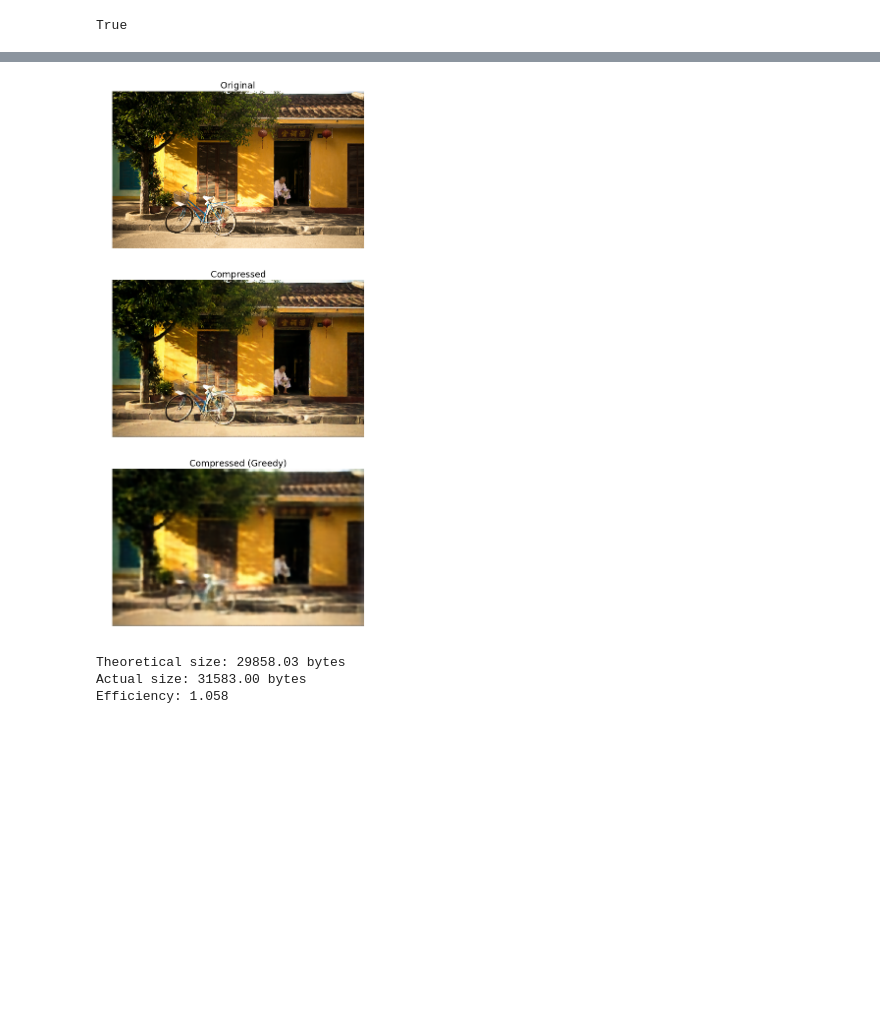
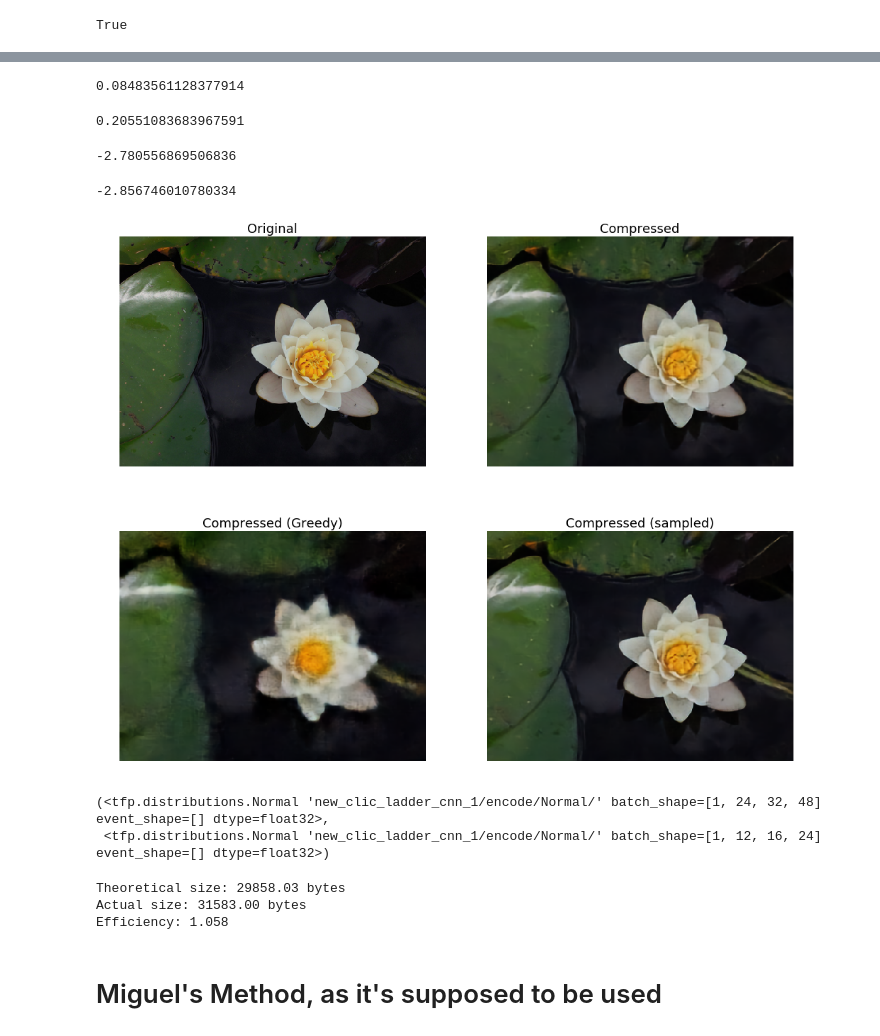
Before and after one commit to gergely-flamich/miracle-compression, a Jupyter notebook: code/clic/Compression.ipynb, the cells around one changed output, grey strips where cells are left out. Cells and saved outputs as stored; diff of their text form; code cells hidden in the pictures; blank space fills up the shorter version.

```diff
--- a/code/clic/Compression.ipynb
+++ b/code/clic/Compression.ipynb
@@ -1139,24 +976,0 @@ np.save("thong-vo-q2-scale.npy", vae.latent_posteriors[1].scale.numpy())
-# %%
-n_bits_per_step = 5
-n_steps = 100
-seed = 1
-rho = 1.5
-
-s1, c1, gi1 = code_grouped_greedy_sample(vae.latent_posteriors[1],
-                                         vae.latent_priors[1],
-                                         n_bits_per_step,
-                                         n_steps,
-                                         seed,
-                                         max_group_size_bits=12, # group size limited to 2^max_group_size_bits
-                                         adaptive=True,
-                                         rho=rho)
-
-s1_ = decode_grouped_greedy_sample(c1,
-                                   gi1,
-                                   vae.latent_priors[1],
-                                   n_bits_per_step,
-                                   n_steps,
-                                   seed,
-                                   max_group_size_bits=12, # group size limited to 2^max_group_size_bits
-                                   adaptive=True,
-                                   rho=rho)
@@ -1171,6 +989,6 @@ s2, c2, gi2 = code_grouped_greedy_sample(vae.latent_posteriors[0],
                                          n_steps,
                                          seed,
                                          max_group_size_bits=12, # group size limited to 2^max_group_size_bits
-                                         adaptive=True,
-                                         rho=rho)
+                                         backfitting_steps=0,
+                                         adaptive=True)
 # %% [output]
@@ -1216,27 +1046,54 @@ print(vae.latent_posteriors[1].sample().shape.as_list())
+# %%
+np.percentile(vae.latent_posteriors[0].scale.numpy(), 0)
+# %% [output]
+0.08483561128377914
+# %%
+np.percentile(vae.latent_priors[0].scale.numpy(), 10)
+# %% [output]
+0.20551083683967591
+# %%
+np.percentile(vae.latent_posteriors[0].log_prob(s2_r.numpy()), 40)
+# %% [output]
+-2.780556869506836
+# %%
+np.percentile(vae.latent_posteriors[0].log_prob(vae.latent_posteriors[0].sample()), 3)
+# %% [output]
+-2.856746010780334
 # %%
 reconstruction = vae.decode((s1_r, s2_r))
+mean_reconstruction = vae.decode((vae.latent_posteriors[1].loc, vae.latent_posteriors[0].sample()))
 
-plt.figure(figsize=(10, 20))
-plt.subplot(311)
-plt.imshow(tf.squeeze(train_img_1).numpy())
+plt.figure(figsize=(17, 14))
+plt.subplot(221)
+plt.imshow(tf.squeeze(im).numpy())
 plt.title("Original", fontsize=18)
 plt.axis("off")
 
-plt.subplot(312)
+plt.subplot(222)
 plt.title("Compressed", fontsize=18)
 plt.imshow(tf.squeeze(res).numpy())
 plt.axis("off")
 
-plt.subplot(313)
+plt.subplot(223)
 plt.title("Compressed (Greedy)", fontsize=18)
 plt.imshow(tf.squeeze(reconstruction).numpy())
+plt.axis("off")
+
+plt.subplot(224)
+plt.title("Compressed (sampled)", fontsize=18)
+plt.imshow(tf.squeeze(mean_reconstruction).numpy())
 plt.axis("off")
 
 plt.savefig("compression_comparison.png")
 
 plt.show()
 # %% [output]
-[figure, old version]
+[figure, new version]
+# %%
+vae.latent_posteriors
+# %% [output]
+(<tfp.distributions.Normal 'new_clic_ladder_cnn_1/encode/Normal/' batch_shape=[1, 24, 32, 48] event_shape=[] dtype=float32>,
+ <tfp.distributions.Normal 'new_clic_ladder_cnn_1/encode/Normal/' batch_shape=[1, 12, 16, 24] event_shape=[] dtype=float32>)
 # %%
 write_bin_code(c1 + c2, "miguel.miracle")
 # %%
@@ -1255,3 +1112,5 @@ Actual size: 31583.00 bytes
 Efficiency: 1.058
 # %%
 train_img_1.shape
+# %% [markdown]
+# Miguel's Method, as it's supposed to be used
```
Also changed, not shown: parts of 79 cells of this notebook, 5 other files.
